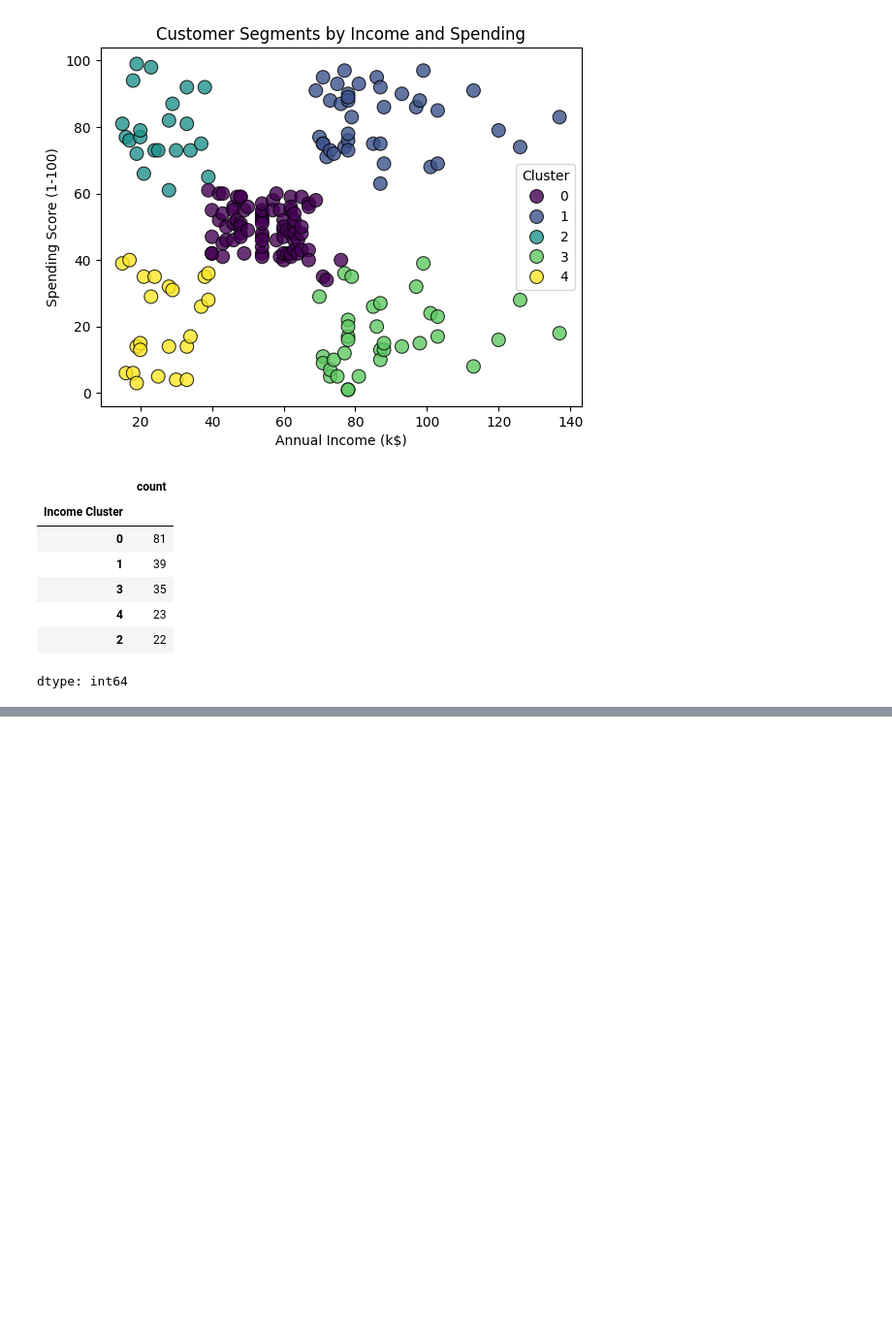
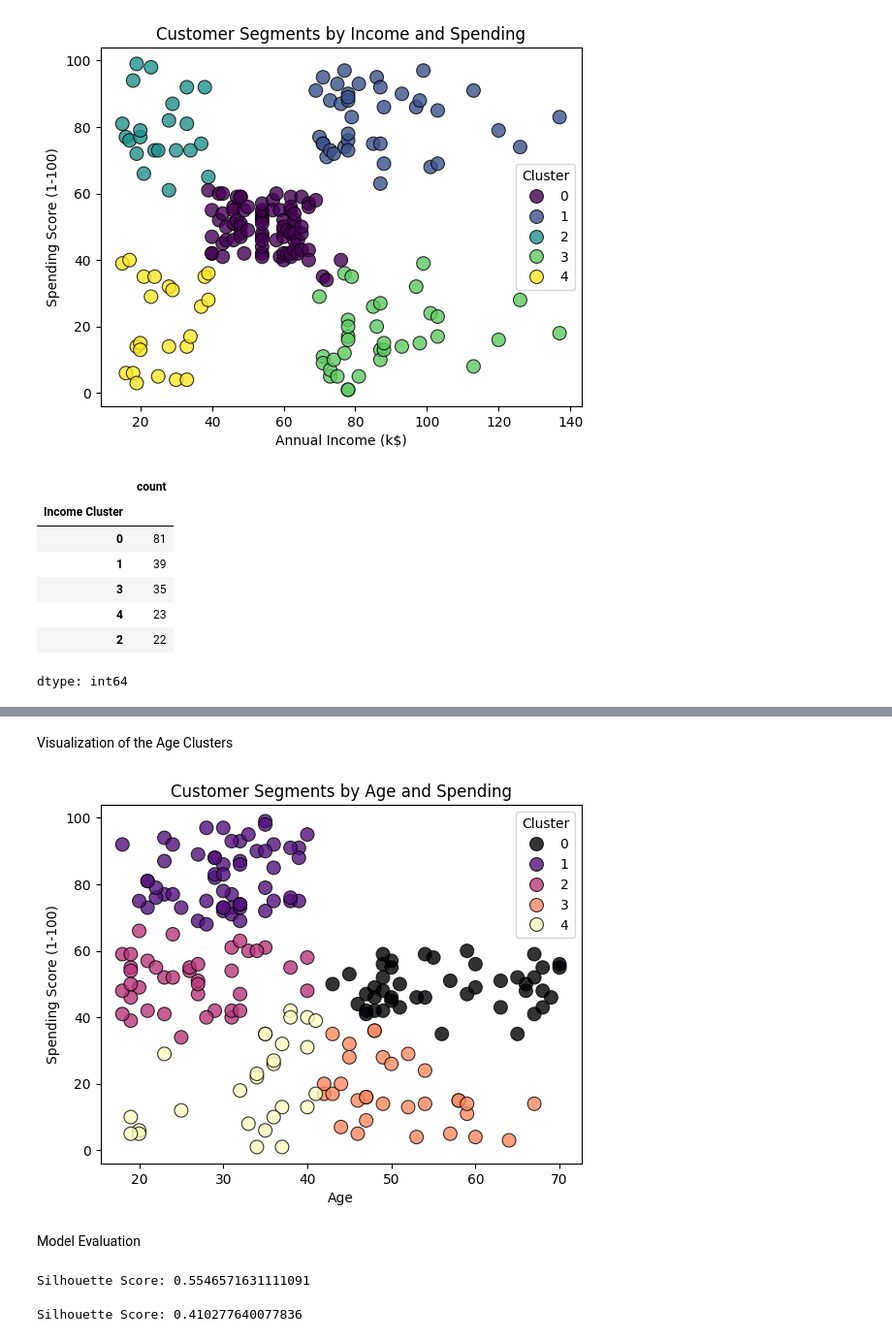
Before and after one commit to mandavitripathi25/Customer-Segmentation, a Jupyter notebook: Customer_Segmentation.ipynb, the cells around one changed output, grey strips where cells are left out. Shown at 97% size. Cells and saved outputs as stored; diff of their text form; code cells hidden in the pictures; blank space fills up the shorter version.

```diff
--- a/Customer_Segmentation.ipynb
+++ b/Customer_Segmentation.ipynb
@@ -130,0 +156,5 @@ dtype: int64
+# %%
+kmeans = KMeans(n_clusters=5, random_state=42)
+data['Age Cluster'] = kmeans.fit_predict(X2_scaled)
+
+data.head()
@@ -130,0 +168,24 @@ dtype: int64
+# %% [markdown]
+Visualization of the Age Clusters
+# %%
+sns.scatterplot(data=data, x='Age', y='Spending Score (1-100)',
+                hue='Age Cluster', palette='magma', s=100, alpha=0.8, edgecolor='black')
+plt.title('Customer Segments by Age and Spending')
+plt.legend(title='Cluster')
+plt.show()
+# %% [output]
+[figure, added]
+# %% [markdown]
+Model Evaluation
+# %%
+from sklearn.metrics import silhouette_score
+silhouette_val = silhouette_score(X1_scaled, data['Income Cluster'] )
+print("Silhouette Score:", silhouette_val)
+# %% [output]
+Silhouette Score: 0.5546571631111091
+# %%
+from sklearn.metrics import silhouette_score
+silhouette_val = silhouette_score(X2_scaled, data['Age Cluster'] )
+print("Silhouette Score:", silhouette_val)
+# %% [output]
+Silhouette Score: 0.410277640077836
```
Also changed, not shown: parts of 34 cells of this notebook.
